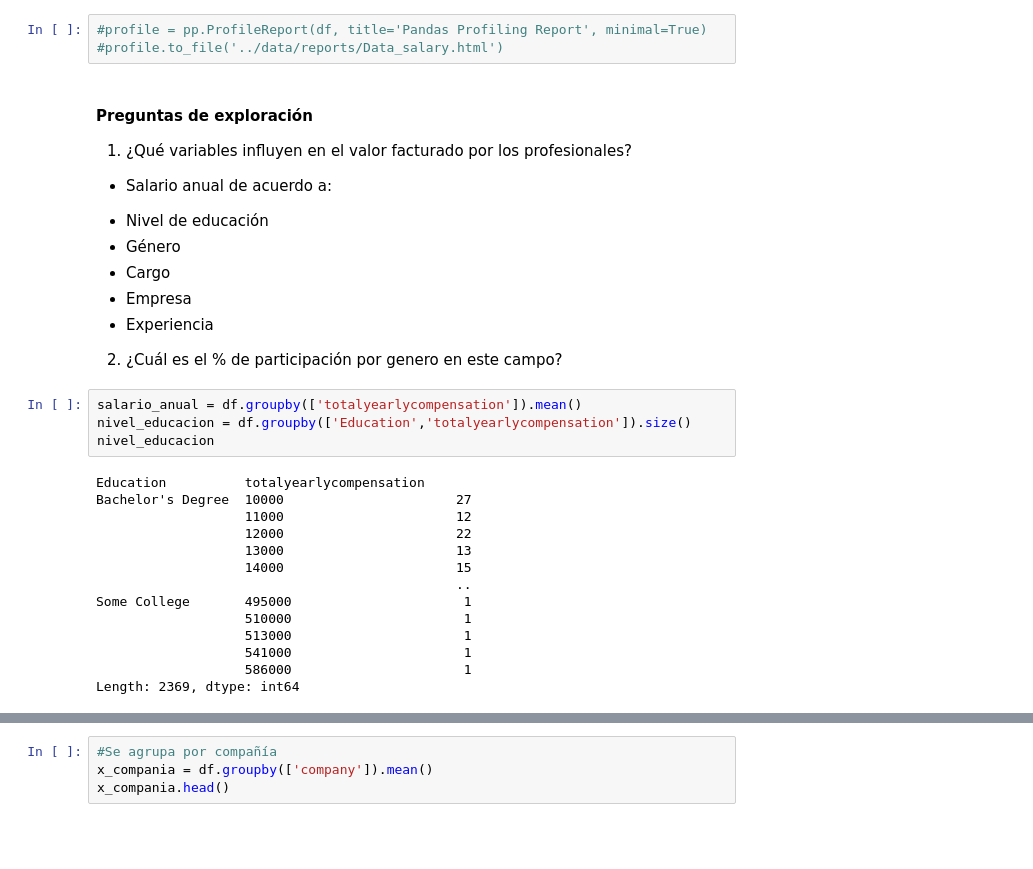
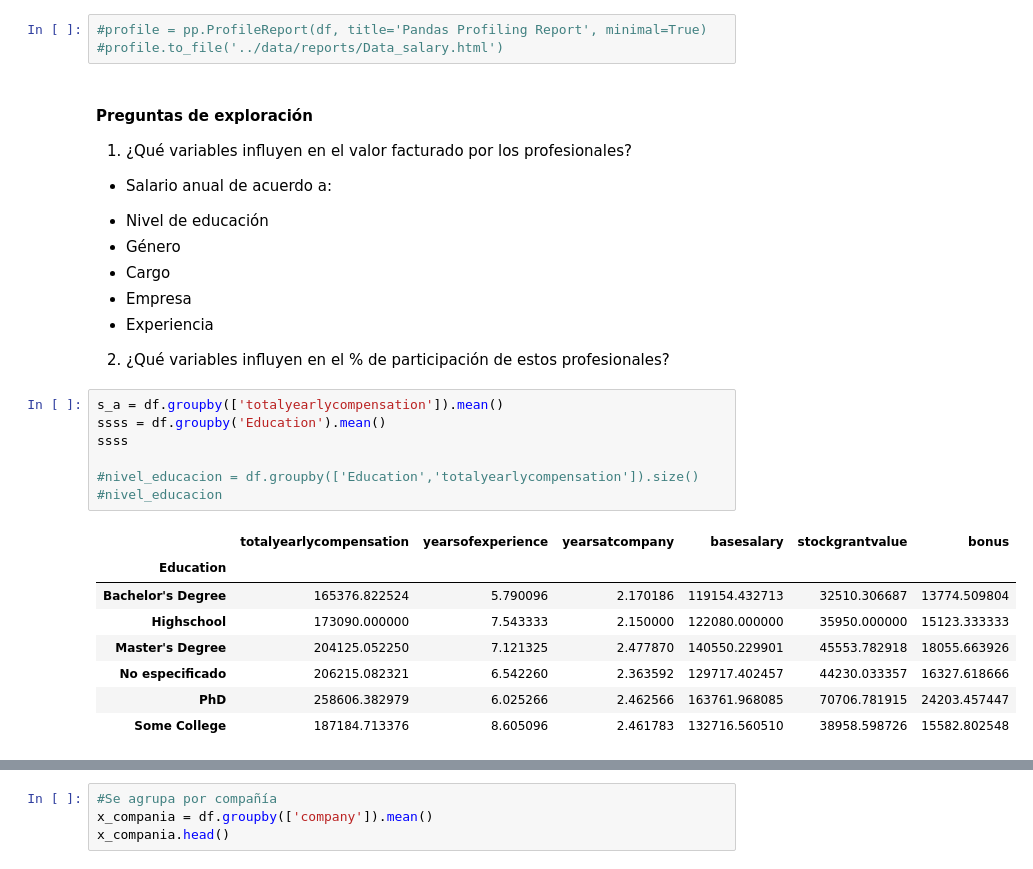
Before and after one commit to jspm07/PythonAnalytics, a Jupyter notebook: src/eda1.ipynb, the cells around one changed output, grey strips where cells are left out. Saved outputs shown, nothing was run; the diff lists cells and outputs as text; blank space fills up the shorter version.

```diff
--- a/src/eda1.ipynb
+++ b/src/eda1.ipynb
@@ -27,22 +30,20 @@ Index(['company', 'title', 'totalyearlycompensation', 'location',
 - Cargo
 - Empresa
 - Experiencia
-2. ¿Cuál es el % de participación por genero en este campo?
+2. ¿Qué variables influyen en el % de participación de estos profesionales?
 # %%
-salario_anual = df.groupby(['totalyearlycompensation']).mean()
-nivel_educacion = df.groupby(['Education','totalyearlycompensation']).size()
-nivel_educacion
+s_a = df.groupby(['totalyearlycompensation']).mean()
+ssss = df.groupby('Education').mean()
+ssss
+
+#nivel_educacion = df.groupby(['Education','totalyearlycompensation']).size()
+#nivel_educacion
 # %% [output]
-Education          totalyearlycompensation
-Bachelor's Degree  10000                      27
-                   11000                      12
-                   12000                      22
-                   13000                      13
-                   14000                      15
-                                              ..
-Some College       495000                      1
-                   510000                      1
-                   513000                      1
-                   541000                      1
-                   586000                      1
-Length: 2369, dtype: int64
+|  | totalyearlycompensation | yearsofexperience | yearsatcompany | basesalary | stockgrantvalue | bonus |
+| Education |  |  |  |  |  |  |
+| Bachelor's Degree | 165376.822524 | 5.790096 | 2.170186 | 119154.432713 | 32510.306687 | 13774.509804 |
+| Highschool | 173090.000000 | 7.543333 | 2.150000 | 122080.000000 | 35950.000000 | 15123.333333 |
+| Master's Degree | 204125.052250 | 7.121325 | 2.477870 | 140550.229901 | 45553.782918 | 18055.663926 |
+| No especificado | 206215.082321 | 6.542260 | 2.363592 | 129717.402457 | 44230.033357 | 16327.618666 |
+| PhD | 258606.382979 | 6.025266 | 2.462566 | 163761.968085 | 70706.781915 | 24203.457447 |
+| Some College | 187184.713376 | 8.605096 | 2.461783 | 132716.560510 | 38958.598726 | 15582.802548 |
```
Also changed, not shown: parts of 5 cells of this notebook.
